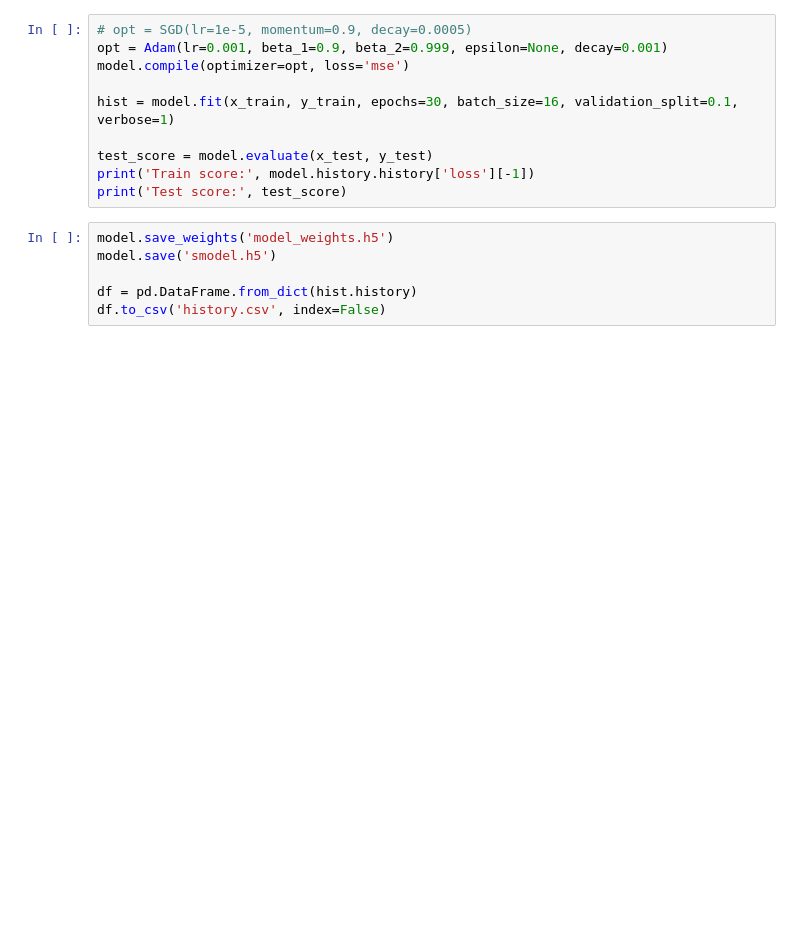
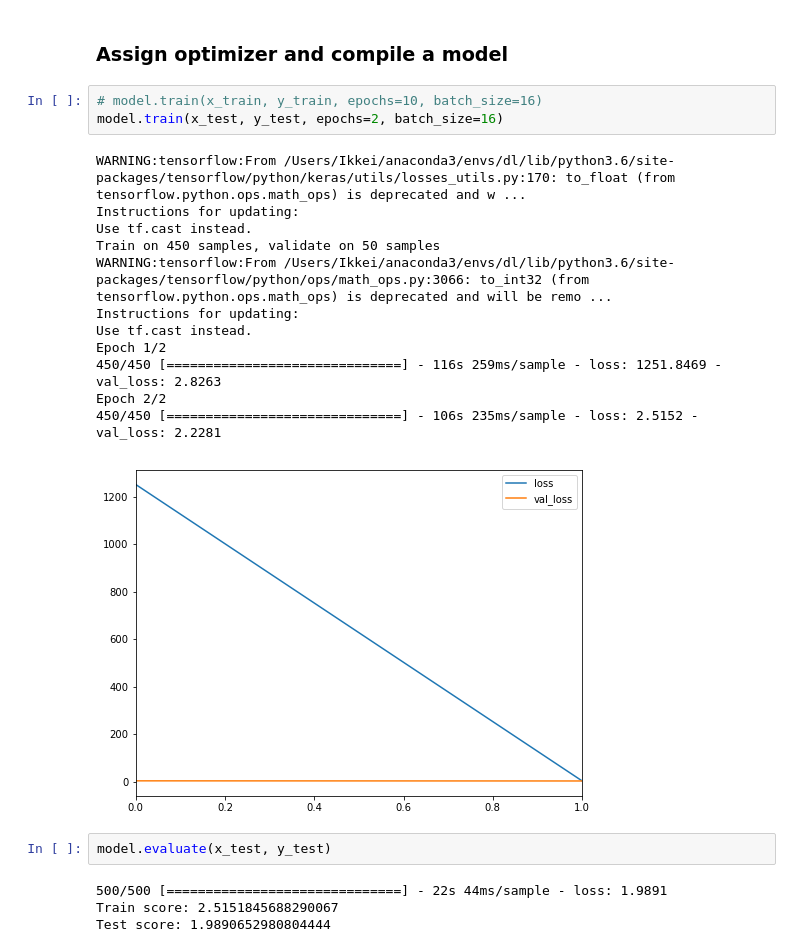
Before and after one commit to philkim72/DeepShack, a Jupyter notebook: train.ipynb, the cells around one changed output. Saved outputs shown, nothing was run; the diff lists cells and outputs as text; blank space fills up the shorter version.

```diff
--- a/train.ipynb
+++ b/train.ipynb
@@ -44,16 +65,24 @@ y_train (1600, 56, 56, 1)
-# %%
-# opt = SGD(lr=1e-5, momentum=0.9, decay=0.0005)
-opt = Adam(lr=0.001, beta_1=0.9, beta_2=0.999, epsilon=None, decay=0.001)
-model.compile(optimizer=opt, loss='mse')
-
-hist = model.fit(x_train, y_train, epochs=30, batch_size=16, validation_split=0.1, verbose=1)
-
-test_score = model.evaluate(x_test, y_test)
-print('Train score:', model.history.history['loss'][-1])
-print('Test score:', test_score)
-# %%
-model.save_weights('model_weights.h5')
-model.save('smodel.h5')
-
-df = pd.DataFrame.from_dict(hist.history)
-df.to_csv('history.csv', index=False)
+# %% [markdown]
+### Assign optimizer and compile a model
+# %%
+# model.train(x_train, y_train, epochs=10, batch_size=16)
+model.train(x_test, y_test, epochs=2, batch_size=16)
+# %% [output]
+WARNING:tensorflow:From /Users/Ikkei/anaconda3/envs/dl/lib/python3.6/site-packages/tensorflow/python/keras/utils/losses_utils.py:170: to_float (from tensorflow.python.ops.math_ops) is deprecated and w ...
+Instructions for updating:
+Use tf.cast instead.
+Train on 450 samples, validate on 50 samples
+WARNING:tensorflow:From /Users/Ikkei/anaconda3/envs/dl/lib/python3.6/site-packages/tensorflow/python/ops/math_ops.py:3066: to_int32 (from tensorflow.python.ops.math_ops) is deprecated and will be remo ...
+Instructions for updating:
+Use tf.cast instead.
+Epoch 1/2
+450/450 [==============================] - 116s 259ms/sample - loss: 1251.8469 - val_loss: 2.8263
+Epoch 2/2
+450/450 [==============================] - 106s 235ms/sample - loss: 2.5152 - val_loss: 2.2281
+[figure, added]
+# %%
+model.evaluate(x_test, y_test)
+# %% [output]
+500/500 [==============================] - 22s 44ms/sample - loss: 1.9891
+Train score: 2.5151845688290067
+Test score: 1.9890652980804444
```
Also changed, not shown: parts of 28 cells of this notebook, 2 other files.
